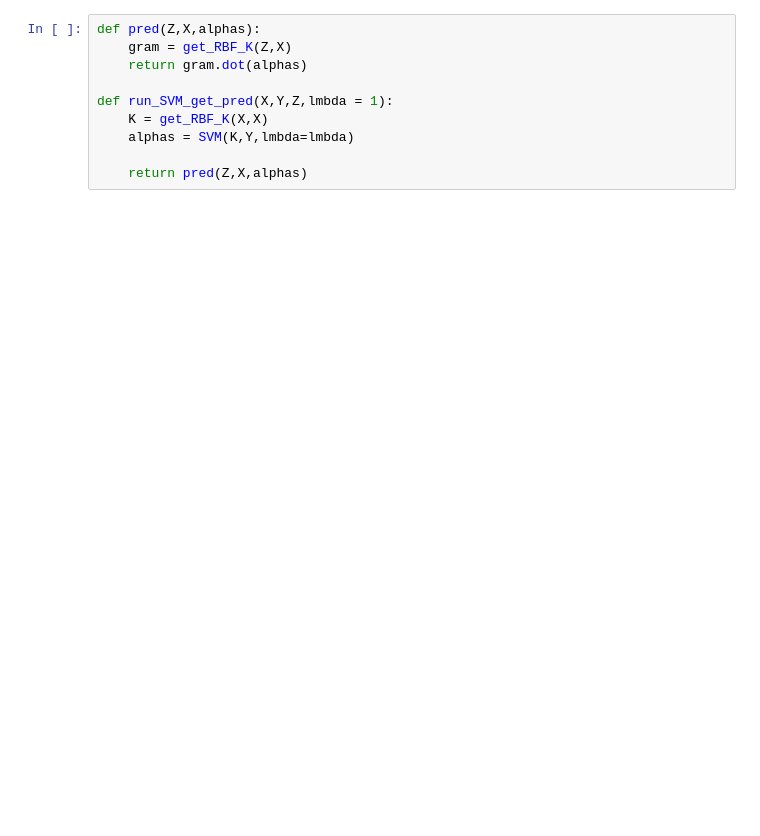
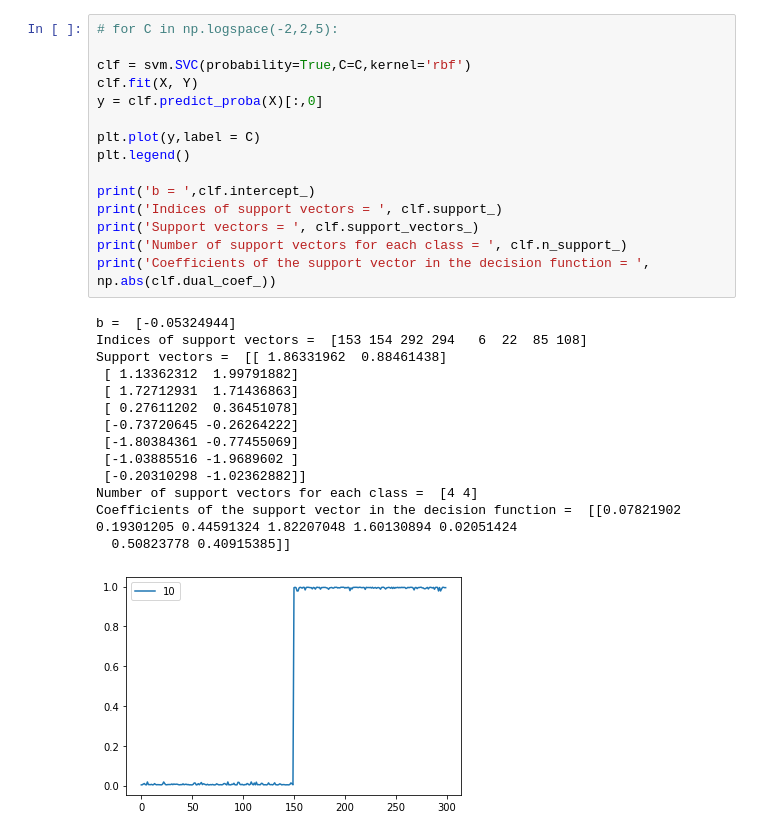
Before and after one commit to jhauret/Kaggle_KernelML_2021, a Jupyter notebook: SVM.ipynb, the cells around one changed output. Drawn from its saved outputs; the diff is of its cells as text; blank space fills up the shorter version.

Commit message:
add SVM script. Complete SVM notebook. TODO : intercept of the SVM

```diff
--- a/SVM.ipynb
+++ b/SVM.ipynb
@@ -118,10 +141,30 @@ alphas = SVM(K,Y)
-# %%
-def pred(Z,X,alphas):
-    gram = get_RBF_K(Z,X)
-    return gram.dot(alphas)
-
-def run_SVM_get_pred(X,Y,Z,lmbda = 1):
-    K = get_RBF_K(X,X)
-    alphas = SVM(K,Y,lmbda=lmbda)
-
-    return pred(Z,X,alphas)
+# %%
+# for C in np.logspace(-2,2,5):
+
+clf = svm.SVC(probability=True,C=C,kernel='rbf')
+clf.fit(X, Y)
+y = clf.predict_proba(X)[:,0]
+
+plt.plot(y,label = C)
+plt.legend()
+
+print('b = ',clf.intercept_)
+print('Indices of support vectors = ', clf.support_)
+print('Support vectors = ', clf.support_vectors_)
+print('Number of support vectors for each class = ', clf.n_support_)
+print('Coefficients of the support vector in the decision function = ', np.abs(clf.dual_coef_))
+# %% [output]
+b =  [-0.05324944]
+Indices of support vectors =  [153 154 292 294   6  22  85 108]
+Support vectors =  [[ 1.86331962  0.88461438]
+ [ 1.13362312  1.99791882]
+ [ 1.72712931  1.71436863]
+ [ 0.27611202  0.36451078]
+ [-0.73720645 -0.26264222]
+ [-1.80384361 -0.77455069]
+ [-1.03885516 -1.9689602 ]
+ [-0.20310298 -1.02362882]]
+Number of support vectors for each class =  [4 4]
+Coefficients of the support vector in the decision function =  [[0.07821902 0.19301205 0.44591324 1.82207048 1.60130894 0.02051424
+  0.50823778 0.40915385]]
+[figure, added]
```
Also changed, not shown: parts of 12 cells of this notebook, 1 other file.
